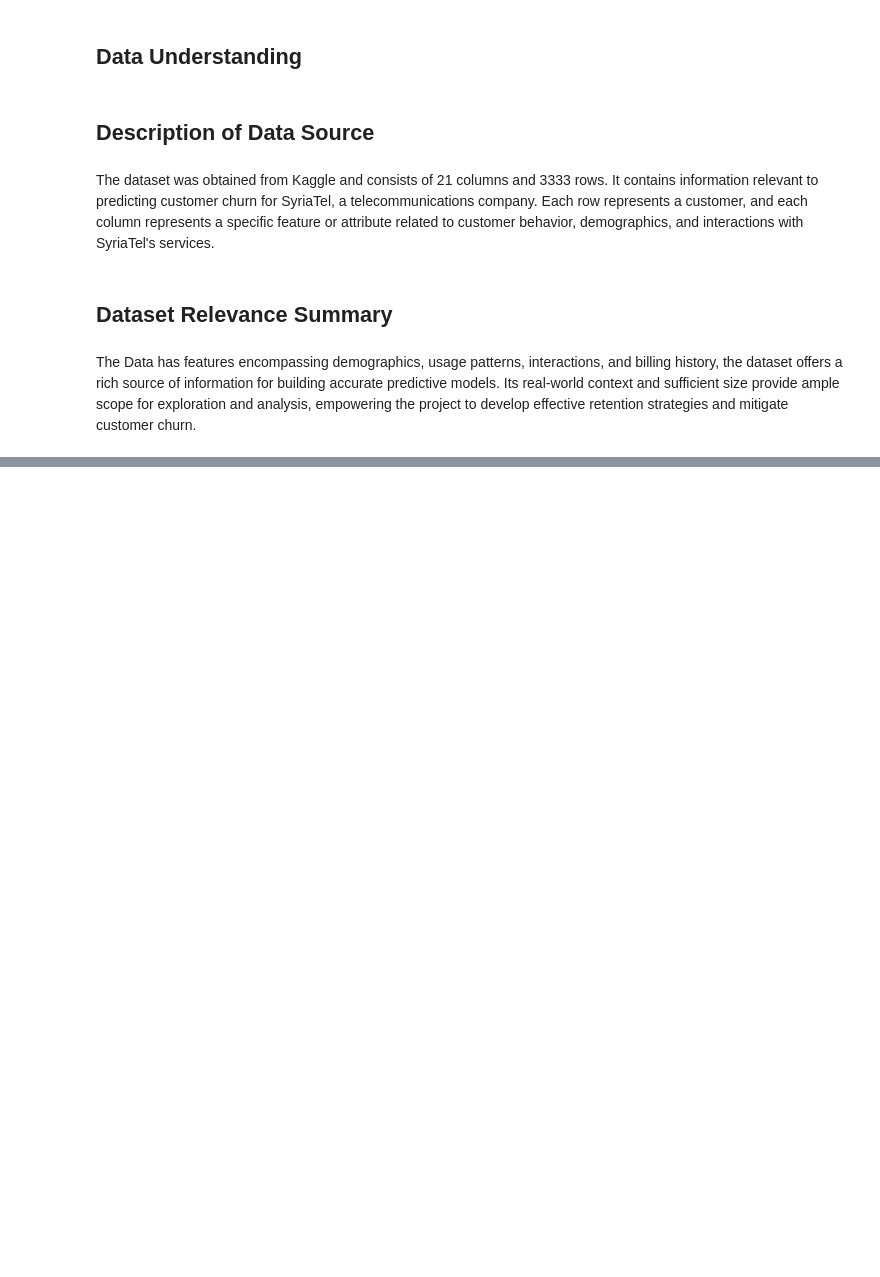
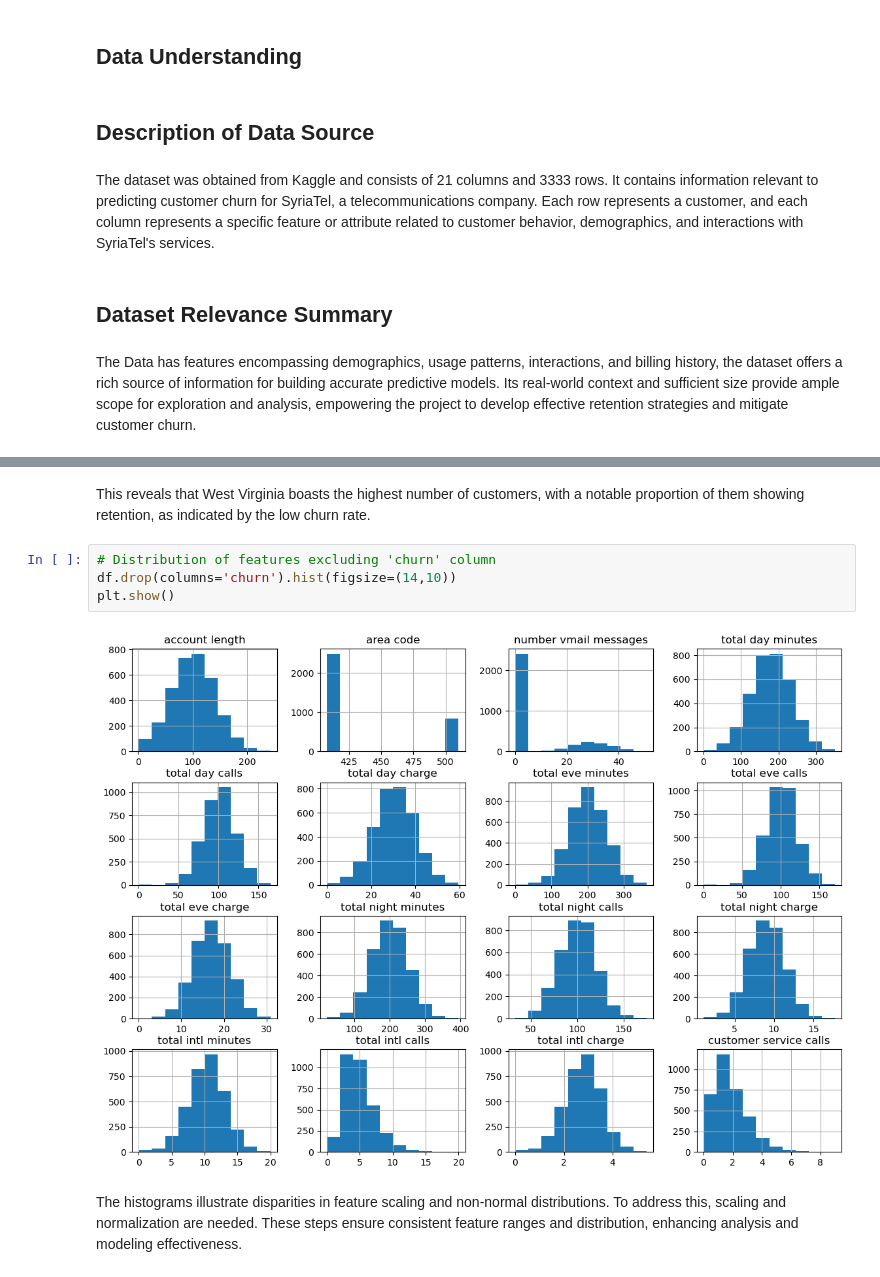
Before and after one commit to kiptochmike/Customer-Churn, a Jupyter notebook: customer_churn.ipynb, the cells around one changed output, grey strips where cells are left out. Drawn from its saved outputs; the diff is of its cells as text; blank space fills up the shorter version.

```diff
--- a/customer_churn.ipynb
+++ b/customer_churn.ipynb
@@ -31,0 +198,10 @@ The Data has features encompassing demographics, usage patterns, interactions, a
+# %% [markdown]
+ This reveals that West Virginia boasts the highest number of customers, with a notable proportion of them showing retention, as indicated by the low churn rate.
+# %%
+# Distribution of features excluding 'churn' column
+df.drop(columns='churn').hist(figsize=(14,10))
+plt.show()
+# %% [output]
+[figure, added]
+# %% [markdown]
+The histograms illustrate disparities in feature scaling and non-normal distributions. To address this, scaling and normalization are needed. These steps ensure consistent feature ranges and distribution, enhancing analysis and modeling effectiveness.
```
Also changed, not shown: parts of 42 cells of this notebook, 1 other file.
